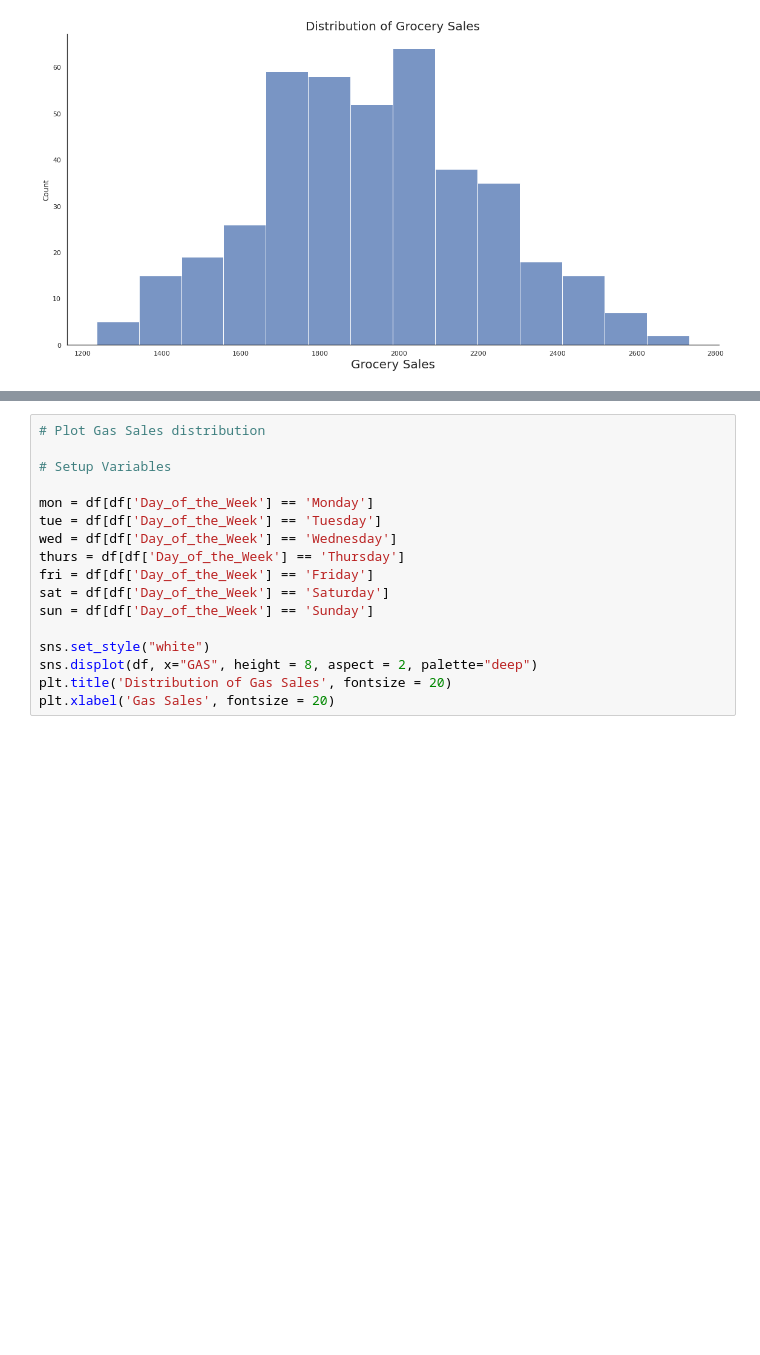
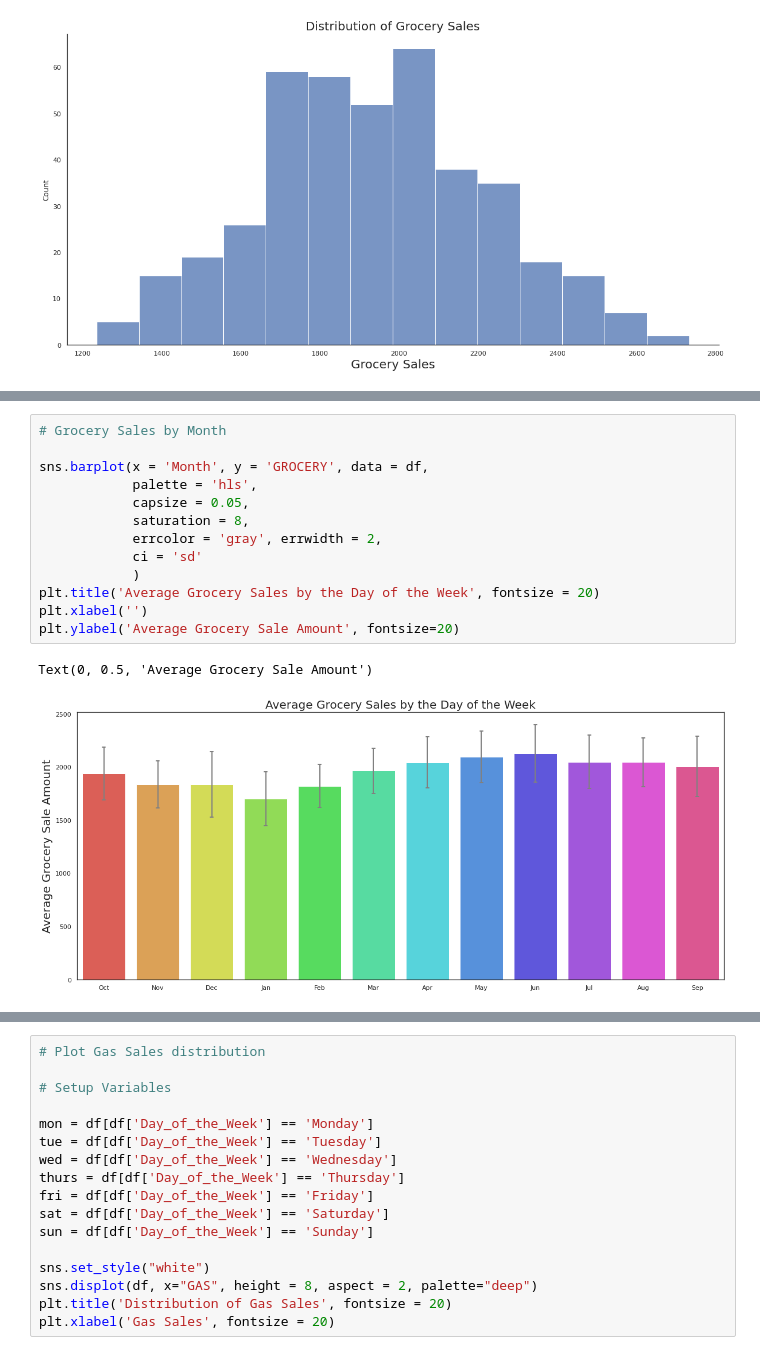
Before and after one commit to imad3k/Gas_station_analysis, a Jupyter notebook: c_store_test.ipynb, the cells around one changed output, grey strips where cells are left out. Drawn from its saved outputs; the diff is of its cells as text; blank space fills up the shorter version.

```diff
--- a/c_store_test.ipynb
+++ b/c_store_test.ipynb
@@ -158,0 +209,16 @@ Text(0.5, 8.960000000000022, 'Grocery Sales')
+# %%
+# Grocery Sales by Month
+
+sns.barplot(x = 'Month', y = 'GROCERY', data = df,
+            palette = 'hls',
+            capsize = 0.05,
+            saturation = 8,
+            errcolor = 'gray', errwidth = 2,
+            ci = 'sd'
+            )
+plt.title('Average Grocery Sales by the Day of the Week', fontsize = 20)
+plt.xlabel('')
+plt.ylabel('Average Grocery Sale Amount', fontsize=20)
+# %% [output]
+Text(0, 0.5, 'Average Grocery Sale Amount')
+[figure, added]
```
Also changed, not shown: parts of 24 cells of this notebook.
